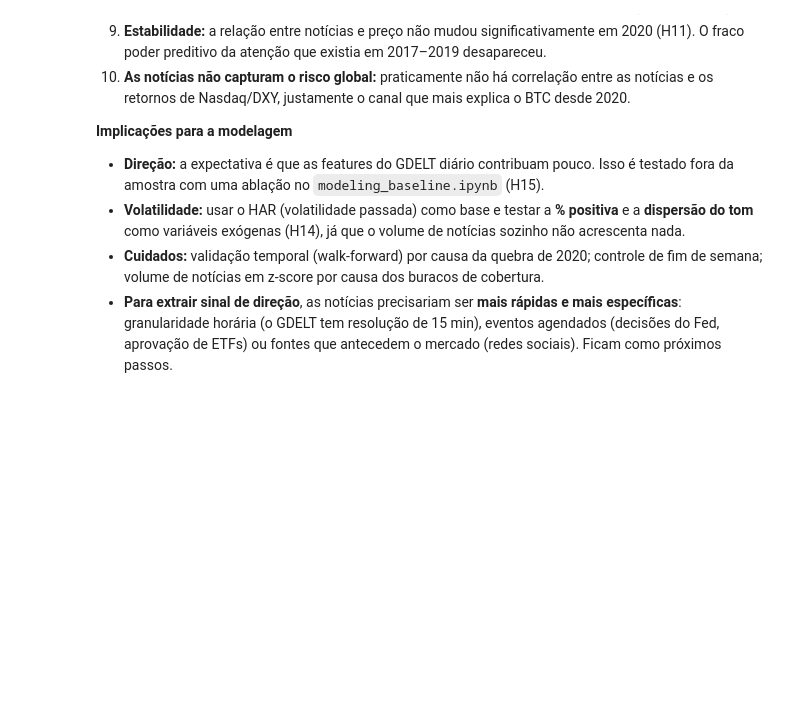
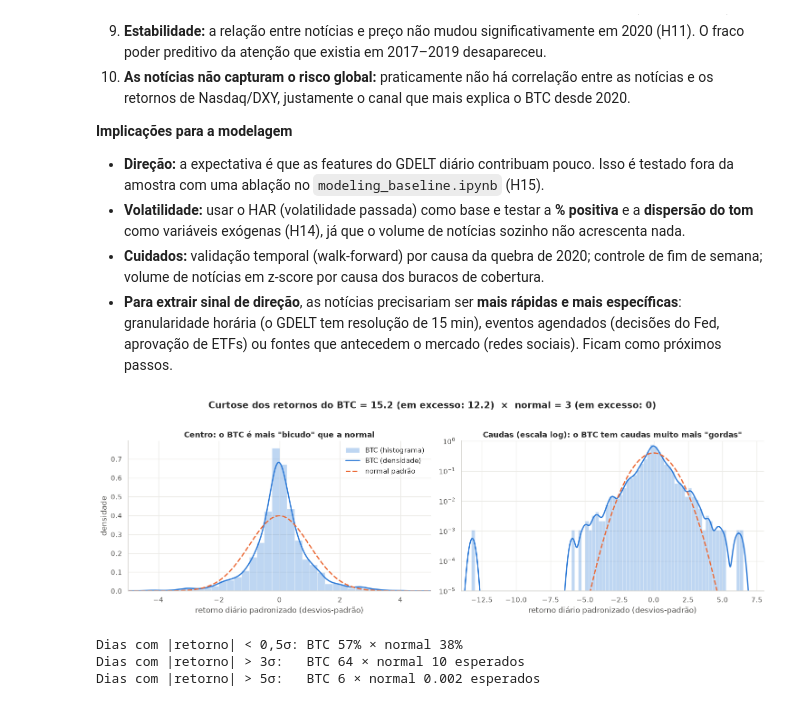
Before and after one commit to Fugant1/MADES, a Jupyter notebook: MADES/sources/notebooks/integrated_eda.ipynb, the cells around one changed output. Cells and saved outputs as stored; diff of their text form; code cells hidden in the pictures; blank space fills up the shorter version.

```diff
--- a/MADES/sources/notebooks/integrated_eda.ipynb
+++ b/MADES/sources/notebooks/integrated_eda.ipynb
@@ -1522,3 +1522,38 @@ depois da correção. Separar por tema não revela um sinal de direção escondi
 - **Para extrair sinal de direção**, as notícias precisariam ser **mais rápidas e mais específicas**: granularidade
   horária (o GDELT tem resolução de 15 min), eventos agendados (decisões do Fed, aprovação de ETFs) ou fontes que
   antecedem o mercado (redes sociais). Ficam como próximos passos.
+# %%
+# Retornos diários do BTC padronizados (média 0, desvio 1) contra a normal padrão
+z = (rb - rb.mean()) / rb.std()
+curt = stats.kurtosis(rb, fisher=False)    # convenção de Pearson: normal = 3
+curt_exc = stats.kurtosis(rb)              # curtose em excesso (Fisher): normal = 0
+x = np.linspace(-14, 8, 1101)
+kde = stats.gaussian_kde(z)
+
+fig, axes = plt.subplots(1, 2, figsize=(15, 4.8))
+for ax in axes:
+    ax.hist(z, bins=np.arange(-14, 8.25, 0.25), density=True, color=C[0], alpha=0.3, label="BTC (histograma)")
+    ax.plot(x, kde(x), color=C[0], lw=2, label="BTC (densidade)")
+    ax.plot(x, stats.norm.pdf(x), color=C[1], lw=2, ls="--", label="normal padrão")
+    ax.set_xlabel("retorno diário padronizado (desvios-padrão)")
+axes[0].set_xlim(-5, 5)
+axes[0].set_title("Centro: o BTC é mais \"bicudo\" que a normal")
+axes[0].set_ylabel("densidade")
+axes[0].legend(frameon=False)
+axes[1].set_yscale("log")
+axes[1].set_ylim(1e-5, 1)
+axes[1].set_xlim(-14, 8)
+axes[1].set_title("Caudas (escala log): o BTC tem caudas muito mais \"gordas\"")
+fig.suptitle(f"Curtose dos retornos do BTC = {curt:.1f} (em excesso: {curt_exc:.1f})  ×  normal = 3 (em excesso: 0)",
+             fontweight="bold", y=1.02)
+plt.tight_layout()
+plt.show()
+
+print(f"Dias com |retorno| < 0,5σ: BTC {(z.abs() < 0.5).mean():.0%} × normal {2 * stats.norm.cdf(0.5) - 1:.0%}")
+print(f"Dias com |retorno| > 3σ:   BTC {(z.abs() > 3).sum()} × normal {len(z) * 2 * stats.norm.sf(3):.0f} esperados")
+print(f"Dias com |retorno| > 5σ:   BTC {(z.abs() > 5).sum()} × normal {len(z) * 2 * stats.norm.sf(5):.3f} esperados")
+# %% [output]
+[figure, added]
+Dias com |retorno| < 0,5σ: BTC 57% × normal 38%
+Dias com |retorno| > 3σ:   BTC 64 × normal 10 esperados
+Dias com |retorno| > 5σ:   BTC 6 × normal 0.002 esperados
```
Also changed, not shown: parts of 1 cell of this notebook, 1 other file.
